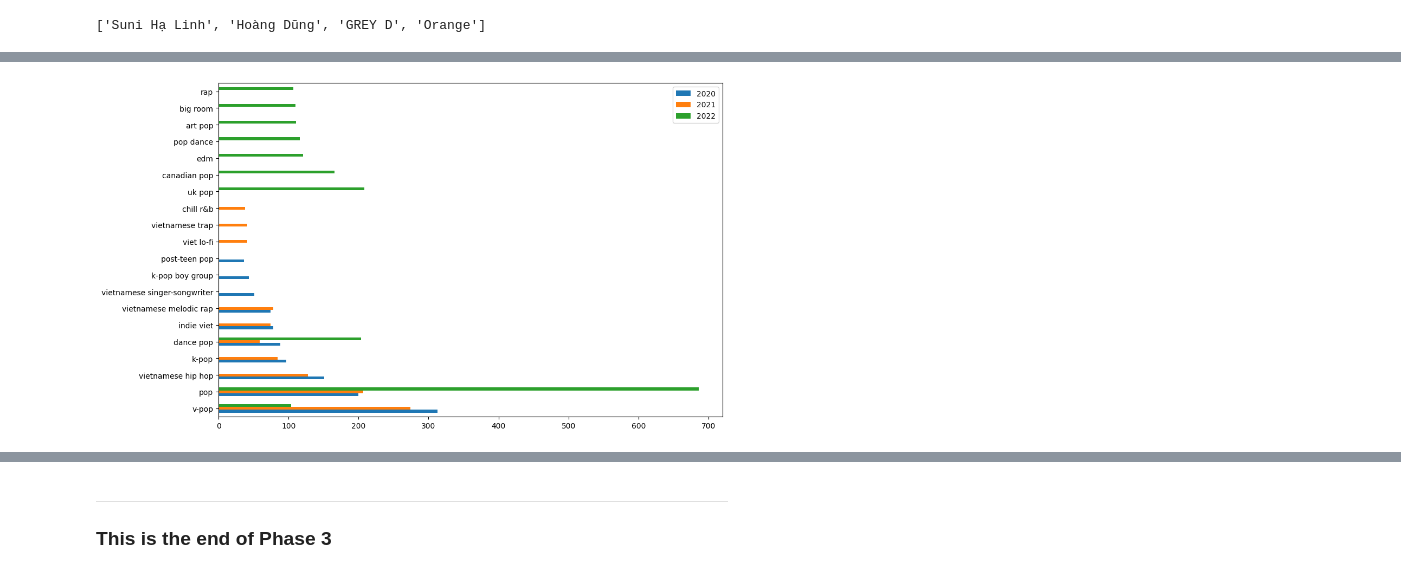
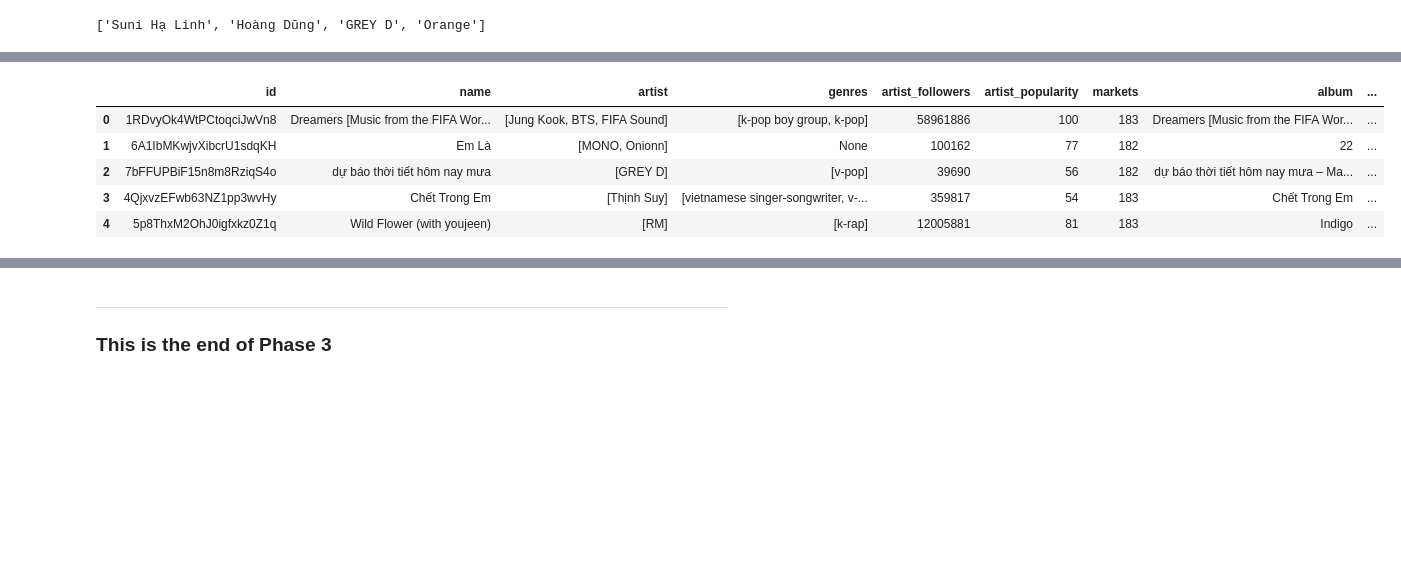
Before and after one commit to quytrungg/Final_Project_CSC14119, a Jupyter notebook: data_analysis/data_analysis.ipynb, the cells around one changed output, grey strips where cells are left out. Drawn from its saved outputs; the diff is of its cells as text; code cells hidden in the pictures; blank space fills up the shorter version.

```diff
--- a/data_analysis/data_analysis.ipynb
+++ b/data_analysis/data_analysis.ipynb
@@ -312,4 +284,0 @@ pd.concat([top10_genres_2020, top10_genres_2021, top10_genres_2022], axis=1)
-# %%
-pd.concat([top10_genres_2020, top10_genres_2021, top10_genres_2022], axis=1).plot.barh(figsize=(12, 8));
-# %% [output]
-[figure, removed]
@@ -315,0 +296,9 @@ pd.concat([top10_genres_2020, top10_genres_2021, top10_genres_2022], axis=1).plo
+# %%
+ques1_df.head()
+# %% [output]
+|  | id | name | artist | genres | artist_followers | artist_popularity | markets | album | ... |
+| 0 | 1RDvyOk4WtPCtoqciJwVn8 | Dreamers [Music from the FIFA Wor... | [Jung Kook, BTS, FIFA Sound] | [k-pop boy group, k-pop] | 58961886 | 100 | 183 | Dreamers [Music from the FIFA Wor... | ... |
+| 1 | 6A1IbMKwjvXibcrU1sdqKH | Em Là | [MONO, Onionn] | None | 100162 | 77 | 182 | 22 | ... |
+| 2 | 7bFFUPBiF15n8m8RziqS4o | dự báo thời tiết hôm nay mưa | [GREY D] | [v-pop] | 39690 | 56 | 182 | dự báo thời tiết hôm nay mưa – Ma... | ... |
+| 3 | 4QjxvzEFwb63NZ1pp3wvHy | Chết Trong Em | [Thịnh Suy] | [vietnamese singer-songwriter, v-... | 359817 | 54 | 183 | Chết Trong Em | ... |
+| 4 | 5p8ThxM2OhJ0igfxkz0Z1q | Wild Flower (with youjeen) | [RM] | [k-rap] | 12005881 | 81 | 183 | Indigo | ... |
```
Also changed, not shown: parts of 36 cells of this notebook.
